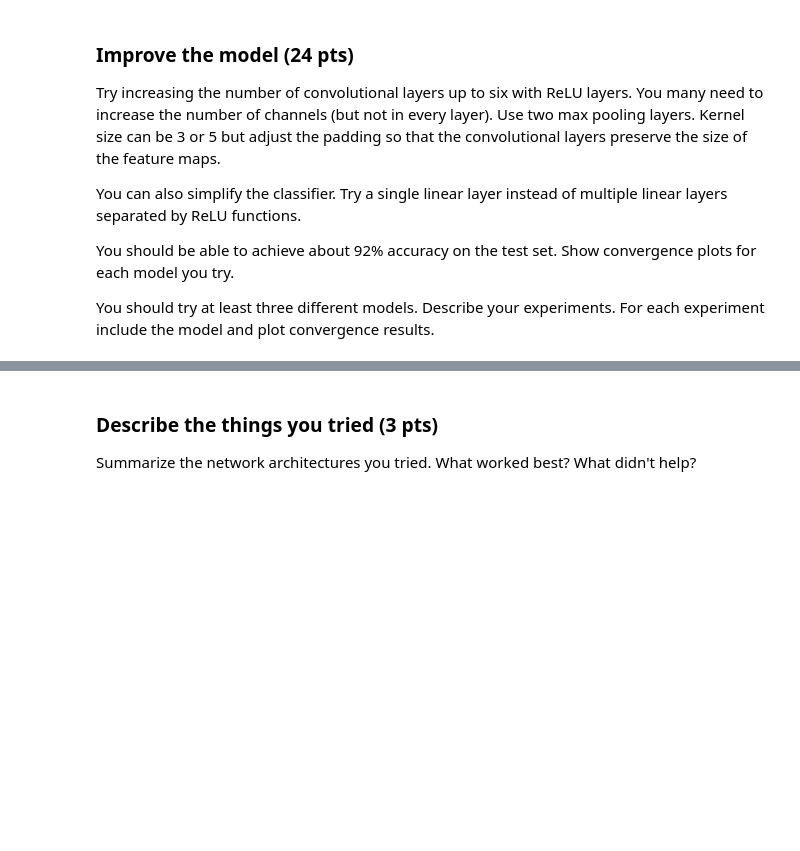
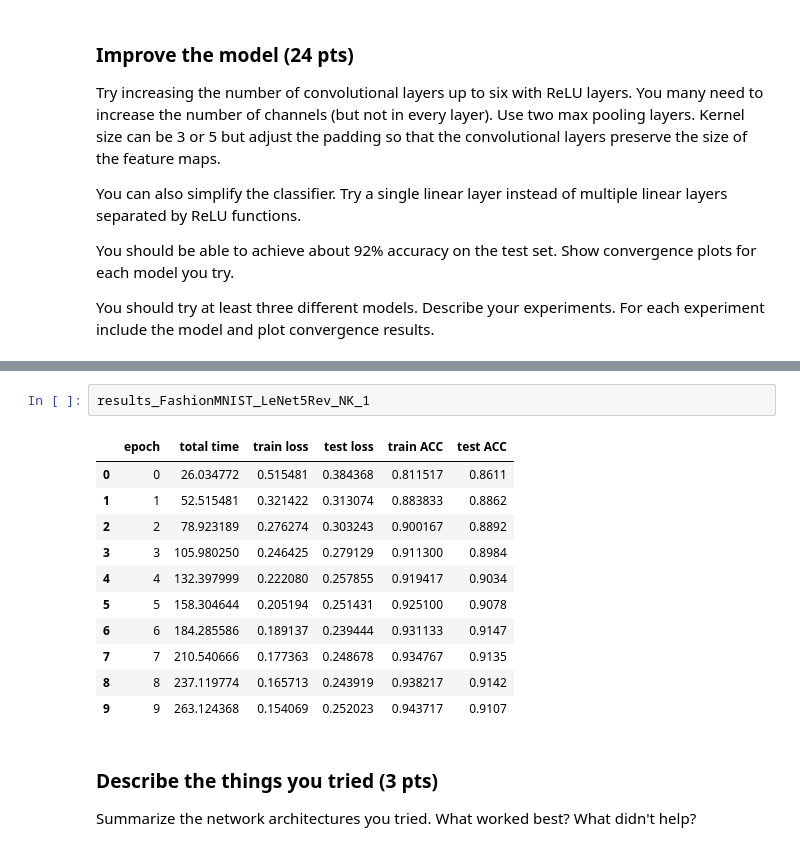
Before and after one commit to nkoranda97/DS776, a Jupyter notebook: Homework/Homework_02/Homework_02_FashionMNIST.ipynb, the cells around one changed output, grey strips where cells are left out. Drawn from its saved outputs; the diff is of its cells as text; blank space fills up the shorter version.

```diff
--- a/Homework/Homework_02/Homework_02_FashionMNIST.ipynb
+++ b/Homework/Homework_02/Homework_02_FashionMNIST.ipynb
@@ -24,3 +269,17 @@ You should try at least three different models.  Describe your experiments.  For
+# %%
+results_FashionMNIST_LeNet5Rev_NK_1
+# %% [output]
+|  | epoch | total time | train loss | test loss | train ACC | test ACC |
+| 0 | 0 | 26.034772 | 0.515481 | 0.384368 | 0.811517 | 0.8611 |
+| 1 | 1 | 52.515481 | 0.321422 | 0.313074 | 0.883833 | 0.8862 |
+| 2 | 2 | 78.923189 | 0.276274 | 0.303243 | 0.900167 | 0.8892 |
+| 3 | 3 | 105.980250 | 0.246425 | 0.279129 | 0.911300 | 0.8984 |
+| 4 | 4 | 132.397999 | 0.222080 | 0.257855 | 0.919417 | 0.9034 |
+| 5 | 5 | 158.304644 | 0.205194 | 0.251431 | 0.925100 | 0.9078 |
+| 6 | 6 | 184.285586 | 0.189137 | 0.239444 | 0.931133 | 0.9147 |
+| 7 | 7 | 210.540666 | 0.177363 | 0.248678 | 0.934767 | 0.9135 |
+| 8 | 8 | 237.119774 | 0.165713 | 0.243919 | 0.938217 | 0.9142 |
+| 9 | 9 | 263.124368 | 0.154069 | 0.252023 | 0.943717 | 0.9107 |
 # %% [markdown]
 ### Describe the things you tried (3 pts)
 
```
Also changed, not shown: parts of 24 cells of this notebook, 35 other files.
